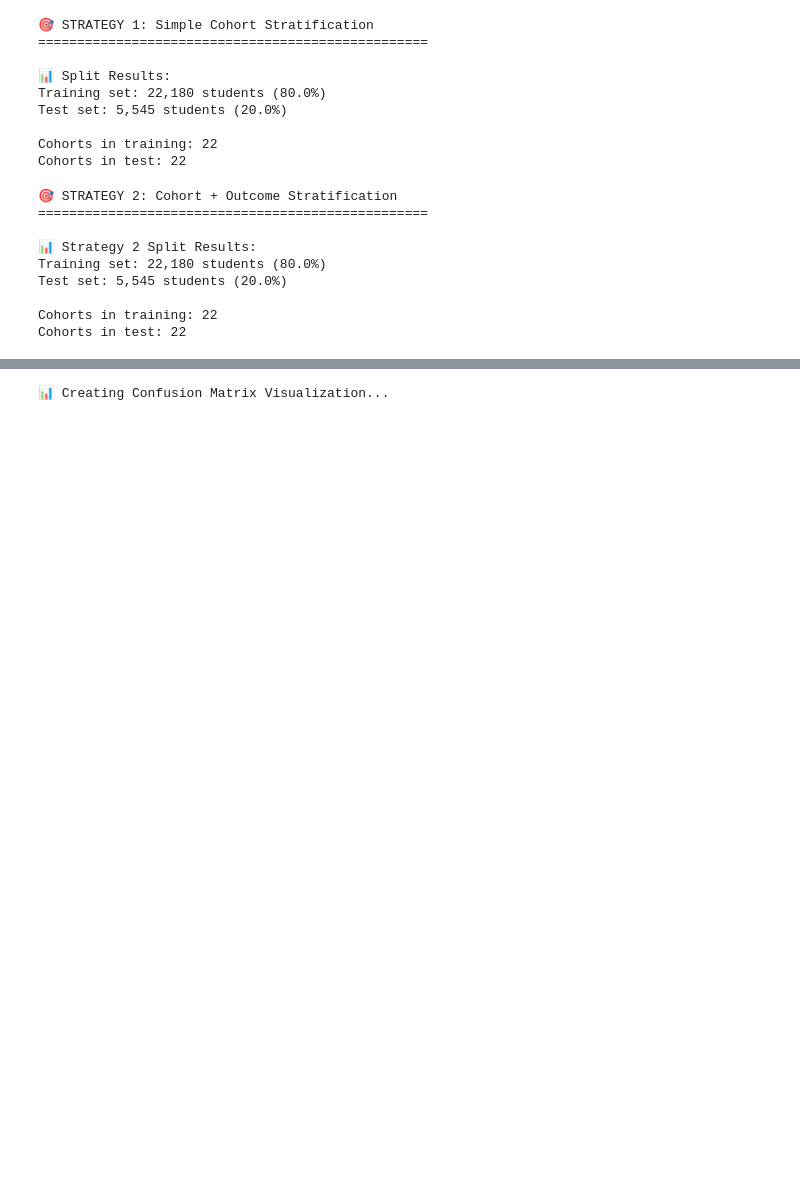
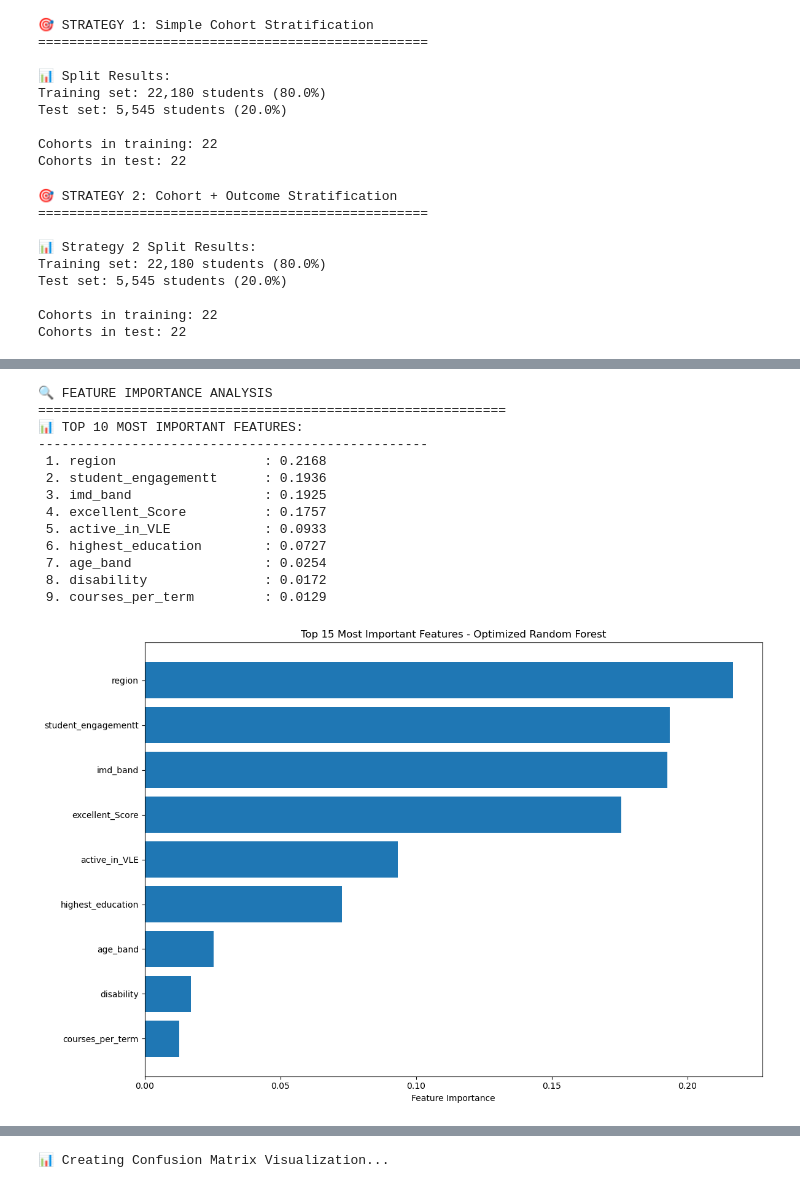
Before and after one commit to MScProjs/MScProject2025-Carlos-Duran-Calle, a Jupyter notebook: Notebooks/training_data.ipynb, the cells around one changed output, grey strips where cells are left out. Saved outputs shown, nothing was run; the diff lists cells and outputs as text; code cells hidden in the pictures; blank space fills up the shorter version.

```diff
--- a/Notebooks/training_data.ipynb
+++ b/Notebooks/training_data.ipynb
@@ -405,0 +1014,57 @@ print("✅ Model training completed!")
+# %%
+# ================================================================
+# 10. FEATURE IMPORTANCE ANALYSIS
+# ================================================================
+
+print(f"\n🔍 FEATURE IMPORTANCE ANALYSIS")
+print("=" * 60)
+
+# Get feature importance from best model
+feature_importance = best_rf_model.feature_importances_
+
+# Assuming your features are the columns of X_train_rf
+# If X_train_rf is a DataFrame, get column names; if array, create generic names
+try:
+    if hasattr(X_train_rf, 'columns'):
+        feature_names = X_train_rf.columns.tolist()
+    else:
+        feature_names = [f'feature_{i}' for i in range(X_train_rf.shape[1])]
+except:
+    feature_names = [f'feature_{i}' for i in range(len(feature_importance))]
+
+# Create feature importance DataFrame
+importance_df = pd.DataFrame({
+    'feature': feature_names,
+    'importance': feature_importance
+}).sort_values('importance', ascending=False)
+
+print(f"📊 TOP 10 MOST IMPORTANT FEATURES:")
+print("-" * 50)
+for i, (_, row) in enumerate(importance_df.head(10).iterrows(), 1):
+    print(f"{i:2d}. {row['feature']:25s}: {row['importance']:.4f}")
+
+# Visualize feature importance
+plt.figure(figsize=(12, 8))
+top_features = importance_df.head(15)
+plt.barh(range(len(top_features)), top_features['importance'])
+plt.yticks(range(len(top_features)), top_features['feature'])
+plt.xlabel('Feature Importance')
+plt.title('Top 15 Most Important Features - Optimized Random Forest')
+plt.gca().invert_yaxis()
+plt.tight_layout()
+plt.show()
+# %% [output]
+🔍 FEATURE IMPORTANCE ANALYSIS
+============================================================
+📊 TOP 10 MOST IMPORTANT FEATURES:
+--------------------------------------------------
+ 1. region                   : 0.2168
+ 2. student_engagementt      : 0.1936
+ 3. imd_band                 : 0.1925
+ 4. excellent_Score          : 0.1757
+ 5. active_in_VLE            : 0.0933
+ 6. highest_education        : 0.0727
+ 7. age_band                 : 0.0254
+ 8. disability               : 0.0172
+ 9. courses_per_term         : 0.0129
+[figure, added]
```
Also changed, not shown: parts of 34 cells of this notebook, 3 other files.
